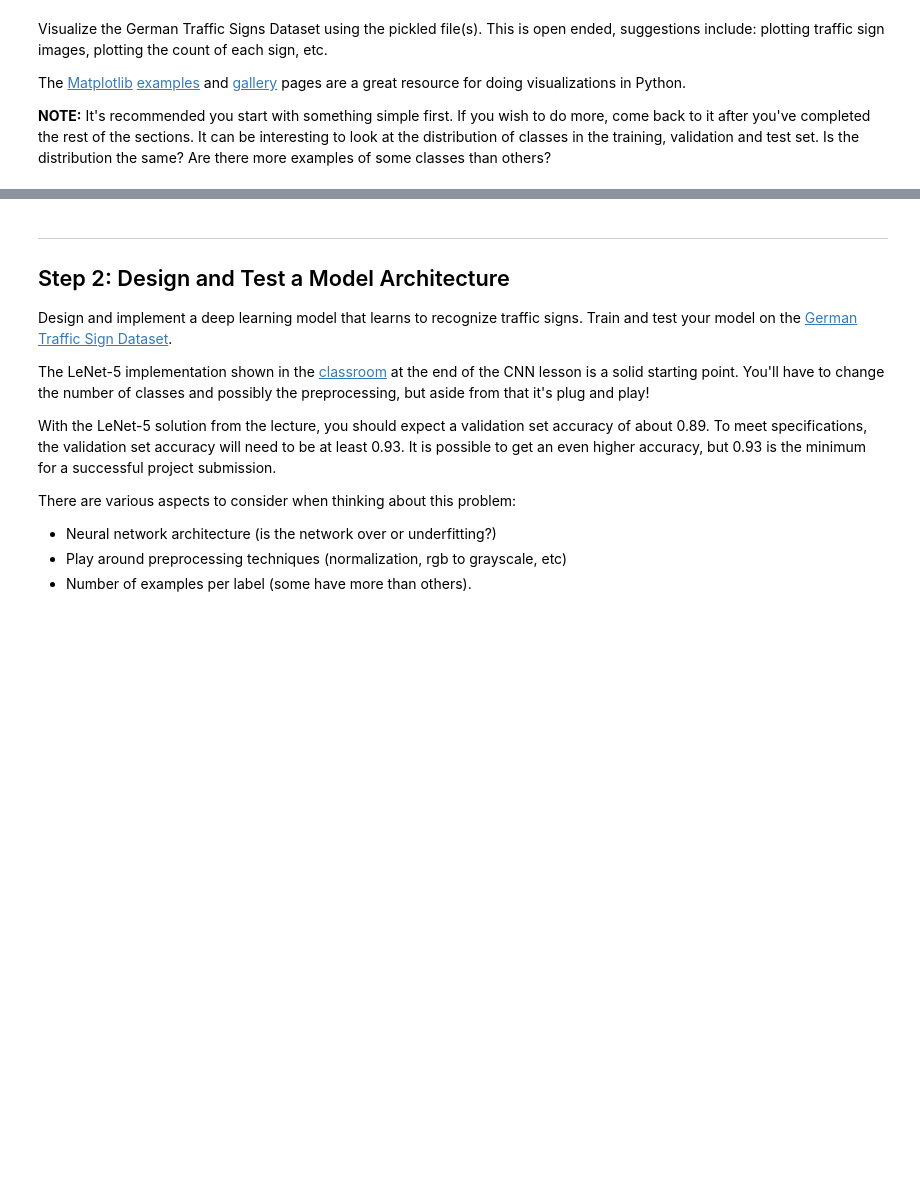
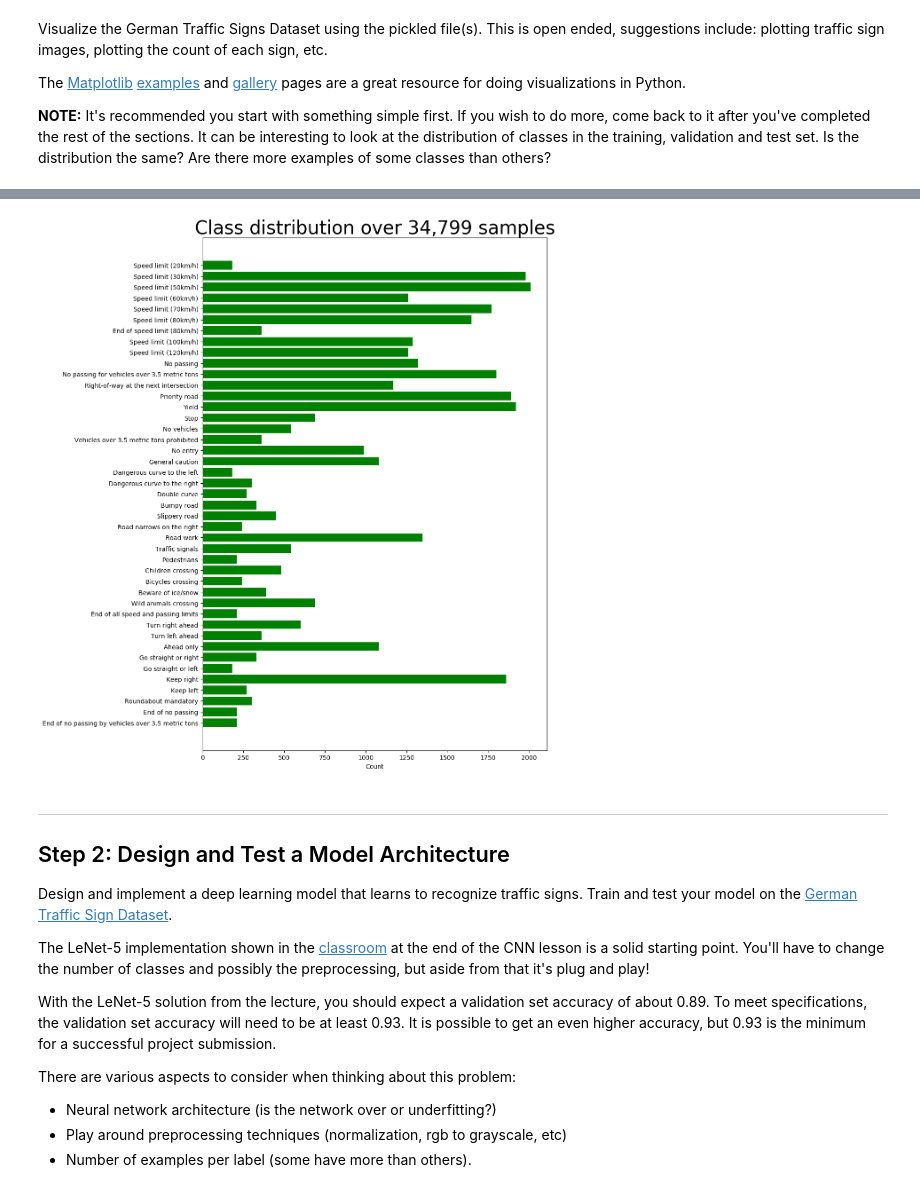
Before and after one commit to tawnkramer/CarND-Traffic-Sign-Classifier-Project, a Jupyter notebook: Traffic_Sign_Classifier.ipynb, the cells around one changed output, grey strips where cells are left out. Drawn from its saved outputs; the diff is of its cells as text; code cells hidden in the pictures; blank space fills up the shorter version.

```diff
--- a/Traffic_Sign_Classifier.ipynb
+++ b/Traffic_Sign_Classifier.ipynb
@@ -103,3 +132,25 @@ import matplotlib.pyplot as plt
+# %%
+#show a bar graph of class distribution samples
+plt.rcdefaults()
+fig, ax = plt.subplots()
+fig.set_size_inches(10, 15, forward=True)
+y_pos = np.arange(n_classes)
+class_counts = np.zeros(n_classes)
+for i in range(y_train.shape[0]):
+    iC = y_train[i]
+    class_counts[iC] += 1
+
+ax.barh(y_pos, class_counts, align='center',
+        color='green')
+ax.set_yticks(y_pos)
+ax.set_yticklabels(class_names)
+ax.invert_yaxis()  # labels read top-to-bottom
+ax.set_xlabel('Count')
+ax.set_title('Class distribution over %s samples' % "{:,}".format(n_train), fontsize=30)
+
+plt.show()
+# %% [output]
+[figure, added]
 # %% [markdown]
 ----
 
```
Also changed, not shown: parts of 16 cells of this notebook, 15 other files.
